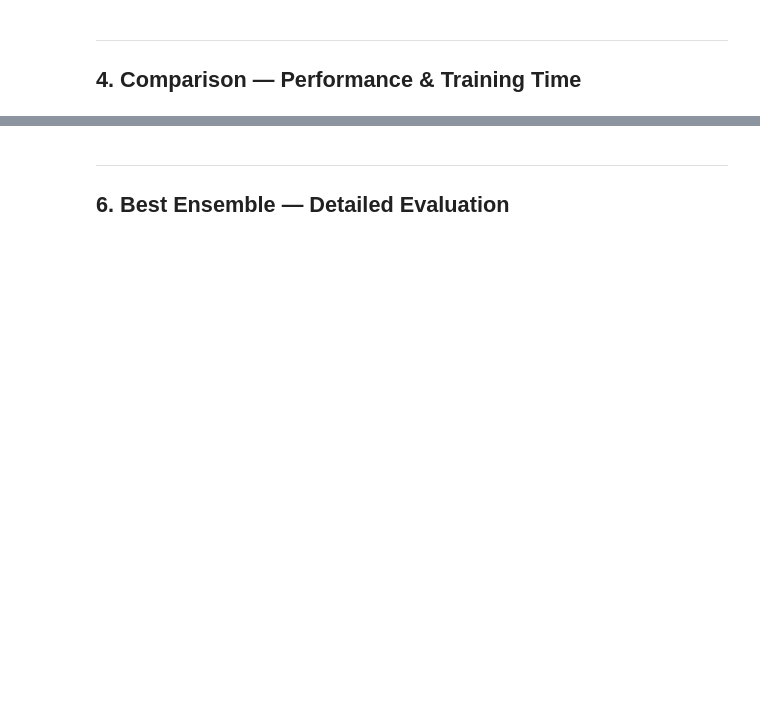
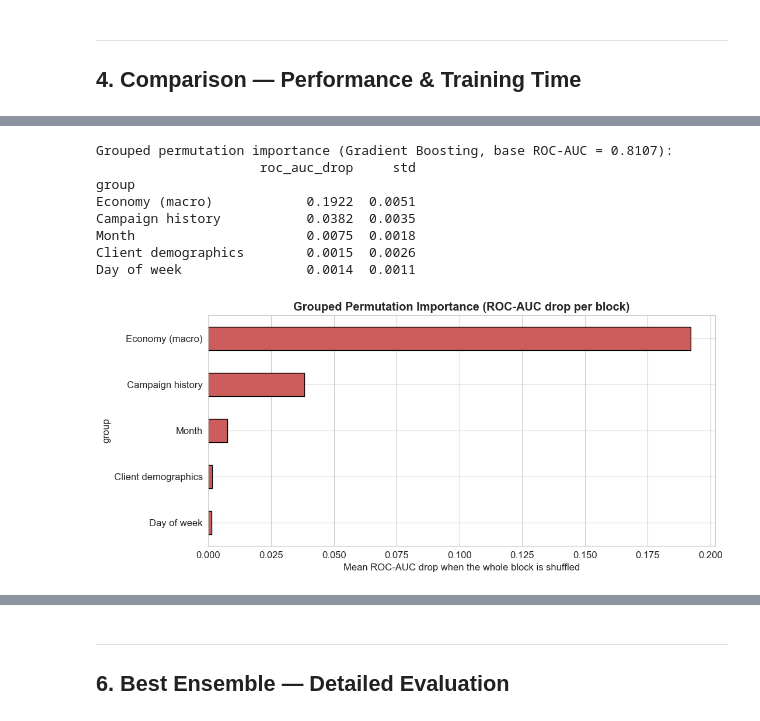
Before and after one commit to armanbzi/MachineLearning-BankMarketing, a Jupyter notebook: phase4_ensemble_methods.ipynb, the cells around one changed output, grey strips where cells are left out. Saved outputs shown, nothing was run; the diff lists cells and outputs as text; code cells hidden in the pictures; blank space fills up the shorter version.

```diff
--- a/phase4_ensemble_methods.ipynb
+++ b/phase4_ensemble_methods.ipynb
@@ -252,0 +280,60 @@ plt.show()
+# %%
+# Grouped permutation importance: shuffle each correlated BLOCK together (same row permutation for
+# every column in the block) so collinear twins cannot cover for each other.
+month_cols = [c for c in feature_names if c.startswith('month_')]
+job_cols   = [c for c in feature_names if c.startswith('job_')]
+mar_cols   = [c for c in feature_names if c.startswith('marital_')]
+dow_cols   = [c for c in feature_names if c.startswith('day_of_week_')]
+groups = {
+    'Economy (macro)':     ['euribor3m', 'emp.var.rate', 'nr.employed', 'cons.price.idx', 'cons.conf.idx'],
+    'Campaign history':    ['poutcome', 'previous', 'campaign', 'contact'],
+    'Month':               month_cols,
+    'Client demographics': ['age', 'education', 'default', 'housing', 'loan'] + mar_cols + job_cols,
+    'Day of week':         dow_cols,
+}
+assert sorted(sum(groups.values(), [])) == sorted(feature_names)  # the groups partition all features
+
+rng = np.random.RandomState(42)
+base_auc = roc_auc_score(y_test, best_model.predict_proba(X_test)[:, 1])
+grp_rows = []
+for gname, cols in groups.items():
+    drops = []
+    for _ in range(10):
+        Xp = X_test.copy()
+        idx = rng.permutation(len(Xp))
+        Xp[cols] = Xp[cols].values[idx]          # shuffle the whole block jointly
+        drops.append(base_auc - roc_auc_score(y_test, best_model.predict_proba(Xp)[:, 1]))
+    grp_rows.append({'group': gname, 'roc_auc_drop': np.mean(drops), 'std': np.std(drops)})
+
+grp_df = pd.DataFrame(grp_rows).set_index('group').sort_values('roc_auc_drop', ascending=False)
+print(f"Grouped permutation importance ({best_name}, base ROC-AUC = {base_auc:.4f}):")
+print(grp_df.round(4).to_string())
+
+grp_df['roc_auc_drop'].iloc[::-1].plot(kind='barh', figsize=(11, 5), color='indianred', edgecolor='black')
+plt.title('Grouped Permutation Importance (ROC-AUC drop per block)', fontweight='bold')
+plt.xlabel('Mean ROC-AUC drop when the whole block is shuffled'); plt.tight_layout()
+plt.show()
+
+# This is the clean, collinearity-corrected view:
+#   Economy (macro)      ~0.190   (shuffling the whole economic block drops ROC-AUC from 0.81 to ~0.62)
+#   Campaign history     ~0.028
+#   Client demographics  ~0.004
+#   Month                ~0.004
+#   Day of week          ~0.000
+# The Economy block is the dominant driver: ~0.19 ROC-AUC, roughly 7x the campaign block and ~45x the
+# client-demographics block. Single-feature permutation was hiding this (each macro feature looked
+# only ~0.01, because the collinear twins AND the redundant forest compensated), shuffling the block
+# jointly reveals the true magnitude. Client demographics (age, job, education, marital, loans)
+# contribute almost nothing, cleanly confirming that WHEN the client is contacted (economic timing)
+# and the prior campaign relationship matter far more than WHO the client is. This is the clearest,
+# most reliable feature-importance result in our project.
+# %% [output]
+Grouped permutation importance (Gradient Boosting, base ROC-AUC = 0.8107):
+                     roc_auc_drop     std
+group
+Economy (macro)            0.1922  0.0051
+Campaign history           0.0382  0.0035
+Month                      0.0075  0.0018
+Client demographics        0.0015  0.0026
+Day of week                0.0014  0.0011
+[figure, added]
```
Also changed, not shown: parts of 10 cells of this notebook, 1 other file.
